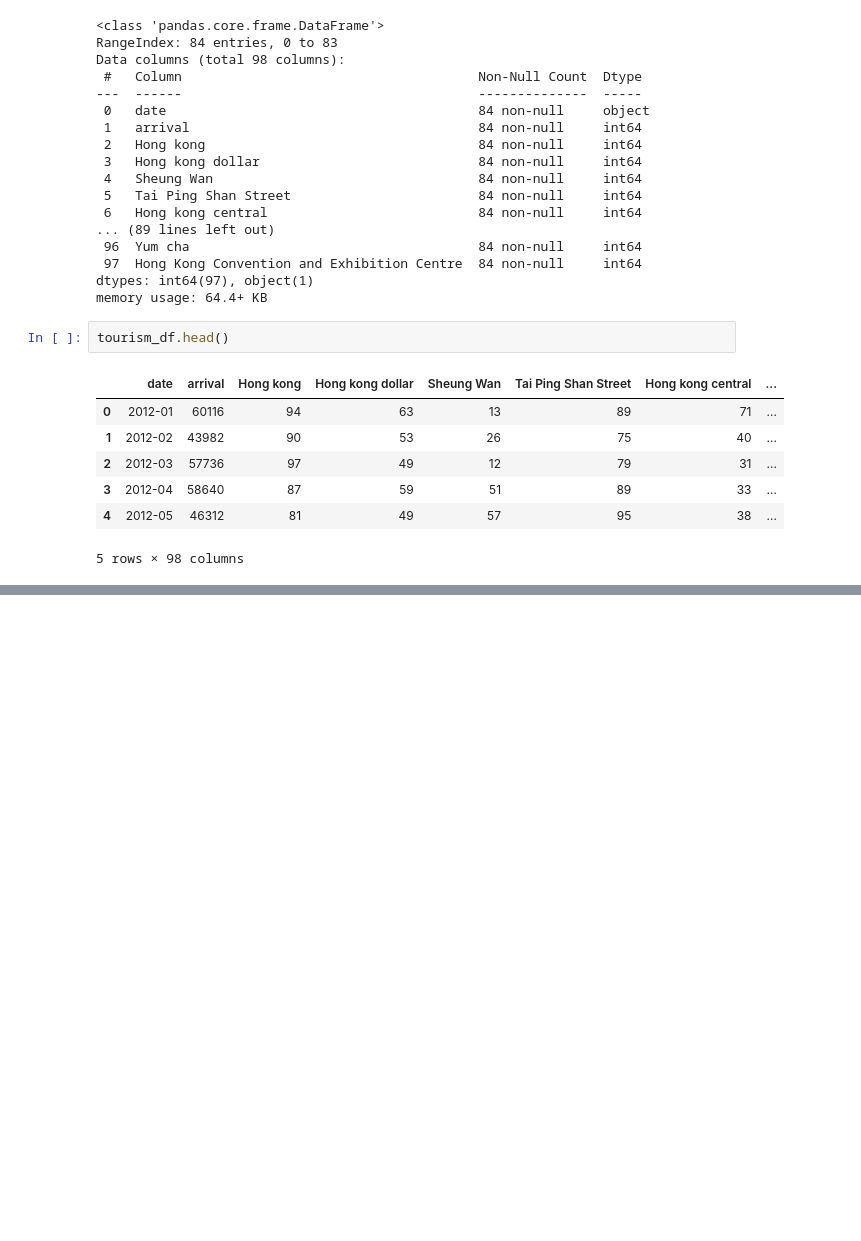
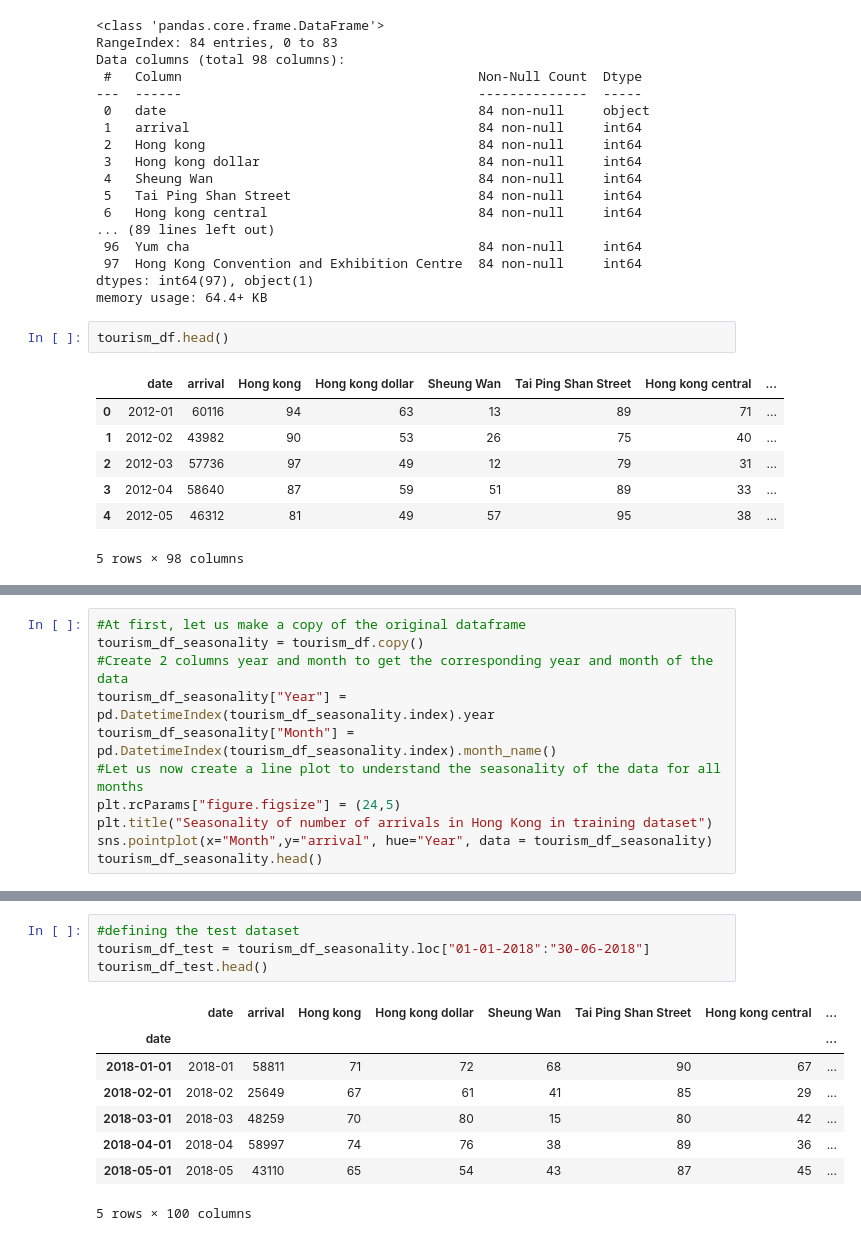
Before and after one commit to soumita20/MDS-Daekin, a Jupyter notebook: Endterm.ipynb, the cells around one changed output, grey strips where cells are left out. Saved outputs shown, nothing was run; the diff lists cells and outputs as text; blank space fills up the shorter version.

```diff
--- a/Endterm.ipynb
+++ b/Endterm.ipynb
@@ -398,0 +444,11 @@ From the above graph we can see that there is a trend as well as seasonality in
+# %%
+#At first, let us make a copy of the original dataframe
+tourism_df_seasonality = tourism_df.copy()
+#Create 2 columns year and month to get the corresponding year and month of the data
+tourism_df_seasonality["Year"] = pd.DatetimeIndex(tourism_df_seasonality.index).year
+tourism_df_seasonality["Month"] = pd.DatetimeIndex(tourism_df_seasonality.index).month_name()
+#Let us now create a line plot to understand the seasonality of the data for all months
+plt.rcParams["figure.figsize"] = (24,5)
+plt.title("Seasonality of number of arrivals in Hong Kong in training dataset")
+sns.pointplot(x="Month",y="arrival", hue="Year", data = tourism_df_seasonality)
+tourism_df_seasonality.head()
@@ -398,0 +487,13 @@ From the above graph we can see that there is a trend as well as seasonality in
+# %%
+#defining the test dataset
+tourism_df_test = tourism_df_seasonality.loc["01-01-2018":"30-06-2018"]
+tourism_df_test.head()
+# %% [output]
+|  | date | arrival | Hong kong | Hong kong dollar | Sheung Wan | Tai Ping Shan Street | Hong kong central | ... |
+| date |  |  |  |  |  |  |  | ... |
+| 2018-01-01 | 2018-01 | 58811 | 71 | 72 | 68 | 90 | 67 | ... |
+| 2018-02-01 | 2018-02 | 25649 | 67 | 61 | 41 | 85 | 29 | ... |
+| 2018-03-01 | 2018-03 | 48259 | 70 | 80 | 15 | 80 | 42 | ... |
+| 2018-04-01 | 2018-04 | 58997 | 74 | 76 | 38 | 89 | 36 | ... |
+| 2018-05-01 | 2018-05 | 43110 | 65 | 54 | 43 | 87 | 45 | ... |
+5 rows × 100 columns
```
Also changed, not shown: parts of 19 cells of this notebook.
